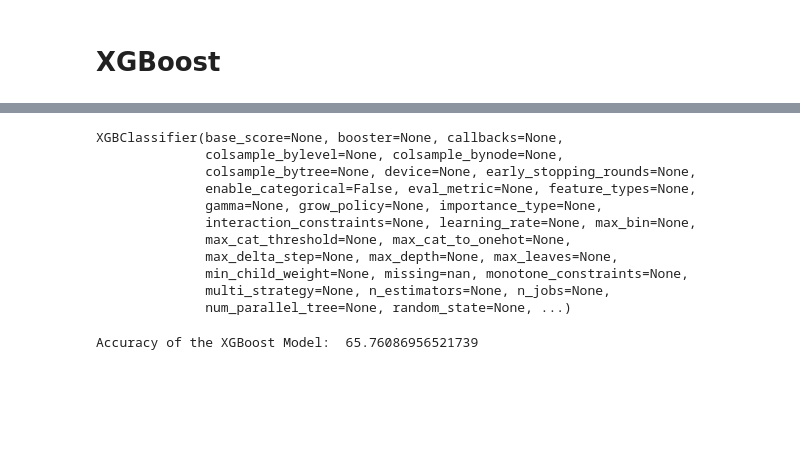
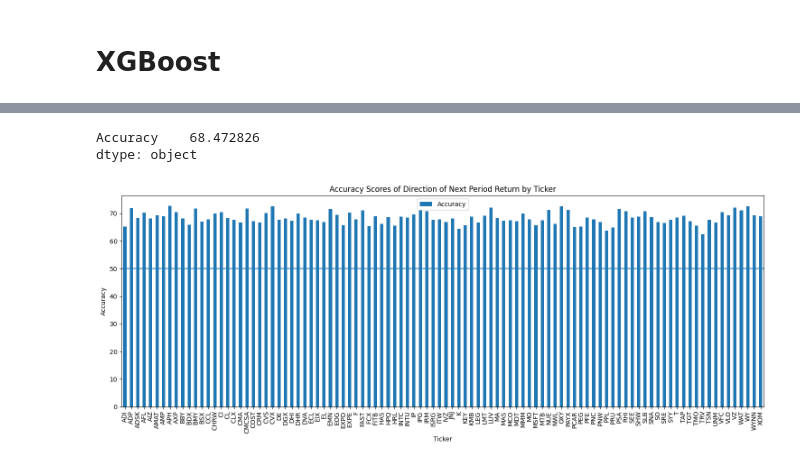
Before and after one commit to talhajamal11/BigData1Project, a Jupyter notebook: src/TalhaJamal/xgboost.ipynb, the cells around one changed output, grey strips where cells are left out. Drawn from its saved outputs; the diff is of its cells as text; code cells hidden in the pictures; blank space fills up the shorter version.

```diff
--- a/src/TalhaJamal/xgboost.ipynb
+++ b/src/TalhaJamal/xgboost.ipynb
@@ -89,13 +89,3 @@ signal_macd = get_signal_macd(macd, 9)
 ## Feature 4:
 # %% [markdown]
 # XGBoost
-# %%
-xgboost_data = pd.DataFrame(
-    {
-        'Feature1' : OBV['MSFT'],
-        'Feature2' : stochastic_oscillator['MSFT'],
-        'Feature3' : macd['MSFT'],
-        'Returns Direction' : [1 if x > 0 else 0 for x in returns['MSFT']]
-    }
-)
-xgboost_data.dropna(inplace=True)
@@ -136,3 +91,0 @@ array([0, 1, 1, ..., 0, 0, 1])
-# %%
-from sklearn.model_selection import train_test_split # to split the dataset for training and testing
-X_train, X_test, y_train, y_test = train_test_split(X, y, test_size = 0.20)
@@ -150,22 +91,0 @@ print(y_test.shape)
-# %%
-# fit model no training data
-model = XGBClassifier()
-model.fit(X_train, y_train)
-# %% [output]
-XGBClassifier(base_score=None, booster=None, callbacks=None,
-              colsample_bylevel=None, colsample_bynode=None,
-              colsample_bytree=None, device=None, early_stopping_rounds=None,
-              enable_categorical=False, eval_metric=None, feature_types=None,
-              gamma=None, grow_policy=None, importance_type=None,
-              interaction_constraints=None, learning_rate=None, max_bin=None,
-              max_cat_threshold=None, max_cat_to_onehot=None,
-              max_delta_step=None, max_depth=None, max_leaves=None,
-              min_child_weight=None, missing=nan, monotone_constraints=None,
-              multi_strategy=None, n_estimators=None, n_jobs=None,
-              num_parallel_tree=None, random_state=None, ...)
-# %%
-y_pred = model.predict(X_test)
-accuracy = accuracy_score(y_test, y_pred) * 100
-print("Accuracy of the XGBoost Model: ",accuracy)
-# %% [output]
-Accuracy of the XGBoost Model:  65.76086956521739
@@ -171,0 +126,23 @@ Accuracy of the XGBoost Model:  65.76086956521739
+# %%
+accuracy_on_each_stock = pd.DataFrame(index=tickers, columns=['Accuracy'])
+for ticker in tickers:
+    result = run_xgboost_predictions(ticker)
+    accuracy = result['Accuracy']
+    accuracy_on_each_stock.loc[ticker] = accuracy
+# %%
+accuracy_on_each_stock.mean()
+# %% [output]
+Accuracy    68.472826
+dtype: object
+# %%
+# Assuming 'df' is your DataFrame
+accuracy_on_each_stock.plot(kind='bar', figsize=(15, 6))
+plt.title('Accuracy Scores of Direction of Next Period Return by Ticker')
+plt.xlabel('Ticker')
+plt.ylabel('Accuracy')
+plt.axhline(50)
+plt.xticks(rotation=90)  # Rotate the x labels to show them vertically
+plt.tight_layout()  # Adjust layout to make room for the x labels
+plt.show()
+# %% [output]
+[figure, added]
```
Also changed, not shown: parts of 6 cells of this notebook.
